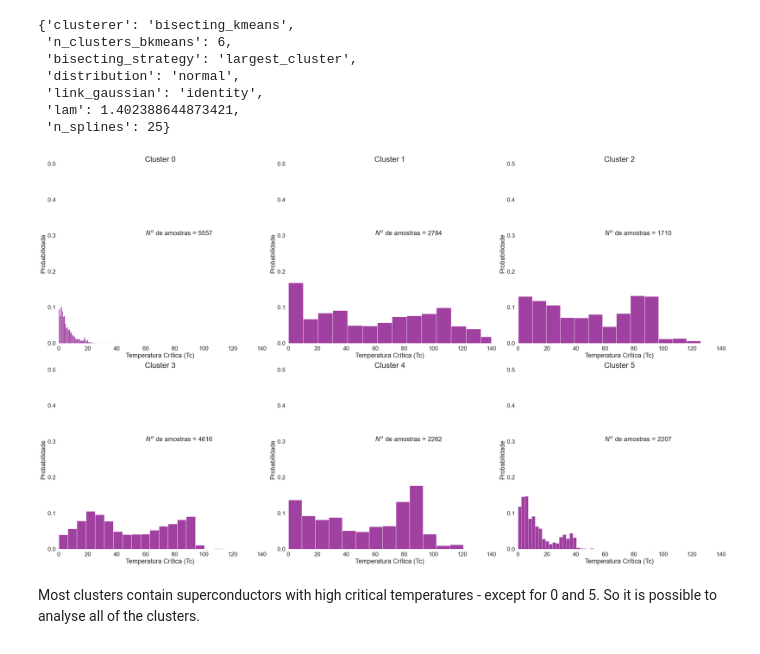
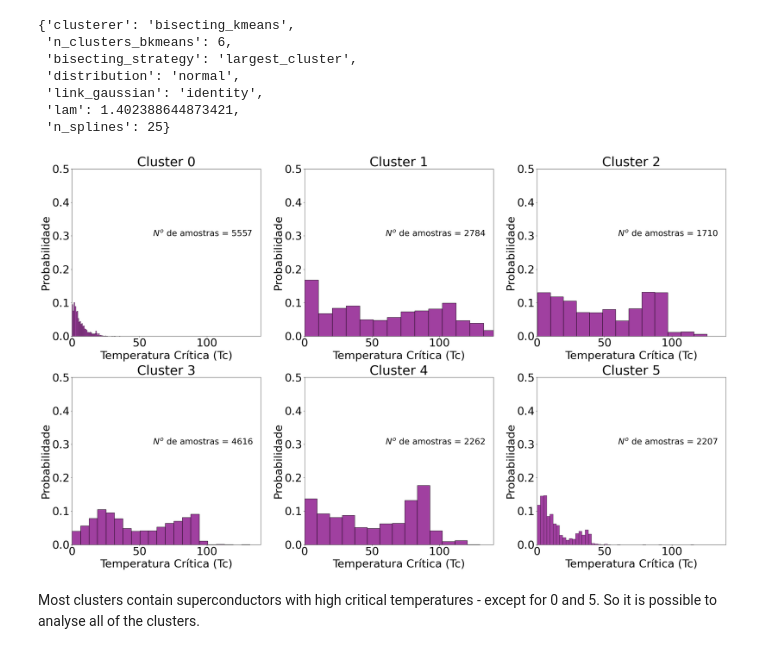
Before and after one commit to CassarGroup/IC---Interpretable-models-for-Tc-prediction, a Jupyter notebook: Other_files/Clustering_analysis_glm_and_gam.ipynb, the cells around one changed output. Cells and saved outputs as stored; diff of their text form; code cells hidden in the pictures.

```diff
--- a/Other_files/Clustering_analysis_glm_and_gam.ipynb
+++ b/Other_files/Clustering_analysis_glm_and_gam.ipynb
@@ -95,12 +101,12 @@ for cluster in valid_clusters_glm:
     sns.histplot(y_cluster, ax=axs[count], kde=False, stat="probability", color="purple")
     coord_x = max(y_cluster)/2
     axs[count].annotate(fr"$N^o$ de amostras = {len(y_cluster)}", xy=(60, 0.3), fontsize=20)
-    axs[count].set_title(f"Cluster {cluster}", fontsize=24)
+    axs[count].set_title(f"Cluster {cluster}", fontsize=34)
     axs[count].set_xlim(0, 140)
     axs[count].set_ylim(0, 0.5)
-    axs[count].tick_params(axis='both', labelsize=18)
-    axs[count].set_ylabel("Probabilidade", fontsize=18)
-    axs[count].set_xlabel("Temperatura Crítica (Tc)", fontsize=18)
+    axs[count].tick_params(axis='both', labelsize=28)
+    axs[count].set_ylabel("Probabilidade", fontsize=28)
+    axs[count].set_xlabel("Temperatura Crítica (Tc)", fontsize=28)
 
     count += 1
     if count >= len(X_train.columns):
@@ -650,34 +639,37 @@ valid_clusters = [c for c in unique_clusters if c != -1]
 # %%
 fig, axs = plt.subplots(2, 3, figsize=(30, 18))
 axs = axs.flatten()
+plt.style.use('default')
 
 count = 0
 for cluster in valid_clusters:
     idx = np.where(cluster_labels_gam == cluster)[0]
 
-    axs[count].set_xlabel("Temperatura Crítica (Tc)", fontsize=20)
-    axs[count].set_ylabel("Probabilidade", fontsize=20)
+    axs[count].set_xlabel("Temperatura Crítica (Tc)", fontsize=34)
+    axs[count].set_ylabel("Probabilidade", fontsize=34)
+    for spine in axs[count].spines.values():
+        spine.set_visible(True)
 
     X_cluster = X_train.iloc[idx]
     y_cluster = y_train.iloc[idx]
 
     sns.histplot(y_cluster, ax=axs[count], kde=False, stat="probability", color="purple")
     coord_x = max(y_cluster)/2
-    axs[count].annotate(fr"$N^o$ de amostras = {len(y_cluster)}", xy=(60, 0.3), fontsize=20)
-    axs[count].set_title(f"Cluster {cluster}", fontsize=24)
+    axs[count].annotate(fr"$N^o$ de amostras = {len(y_cluster)}", xy=(60, 0.3), fontsize=26)
+    axs[count].set_title(f"Cluster {cluster}", fontsize=40)
     axs[count].set_xlim(0, 140)
     axs[count].set_ylim(0, 0.5)
-    axs[count].tick_params(axis='both', labelsize=18)
+    axs[count].tick_params(axis='both', labelsize=34)
 
 
     count += 1
     if count >= len(X_train.columns):
         break
 
 plt.tight_layout()
 plt.show()
 # %% [output]
-[figure, old version]
+[figure, new version]
 # %% [markdown]
 Most clusters contain superconductors with high critical temperatures - except for 0 and 5.
 So it is possible to analyse all of the clusters.
```
Also changed, not shown: parts of 12 cells of this notebook, 1 other file.
